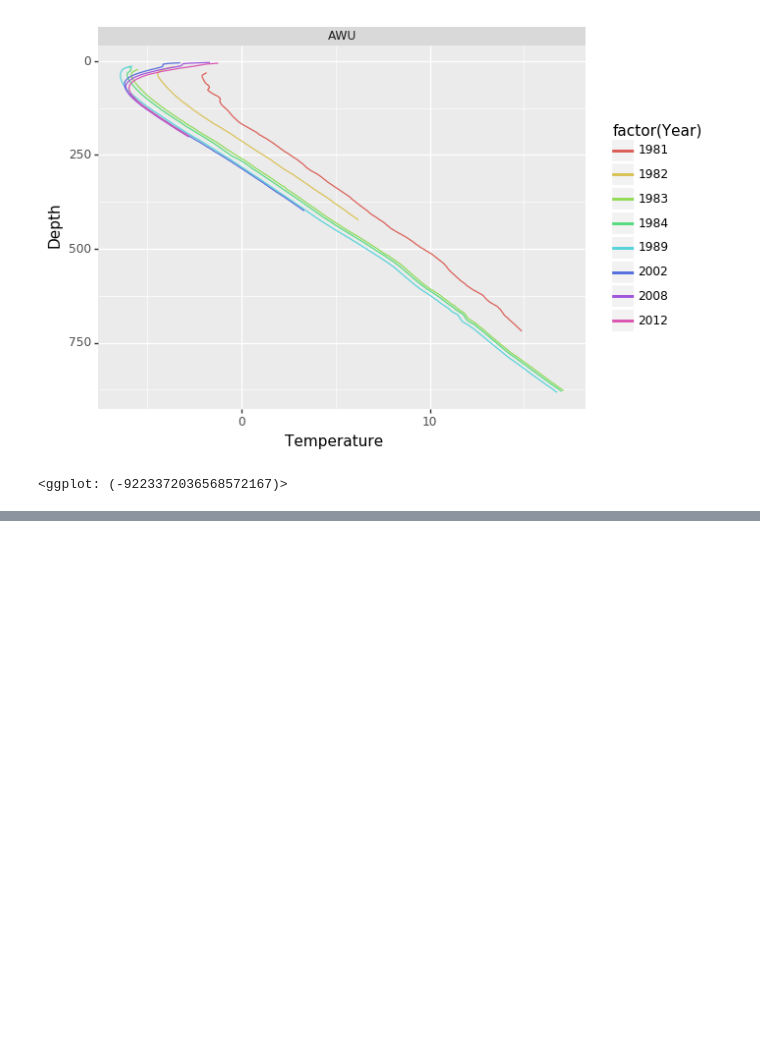
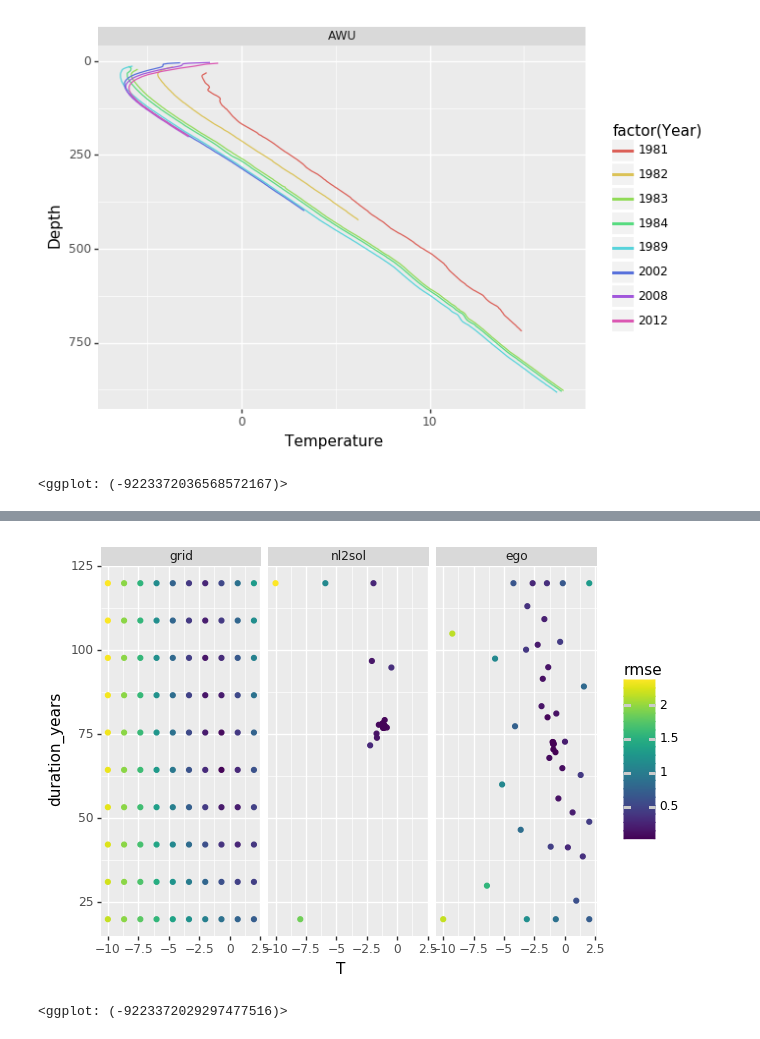
Before and after one commit to kbarnhart/calibration_with_dakota_clinic, a Jupyter notebook: Clinic Notes and Tutorial.ipynb, the cells around one changed output, grey strips where cells are left out. Saved outputs shown, nothing was run; the diff lists cells and outputs as text; code cells hidden in the pictures; blank space fills up the shorter version.

```diff
--- a/Clinic Notes and Tutorial.ipynb
+++ b/Clinic Notes and Tutorial.ipynb
@@ -107,0 +206,8 @@ Restart utility, deprepro, and pyprepro....
+# %%
+
+(ggplot(df.reset_index(), aes(x="T", y="duration_years", color="rmse")) +
+     geom_point() +
+     facet_wrap("~method"))
+# %% [output]
+[figure, added]
+<ggplot: (-9223372029297477516)>
```
Also changed, not shown: parts of 20 cells of this notebook.
